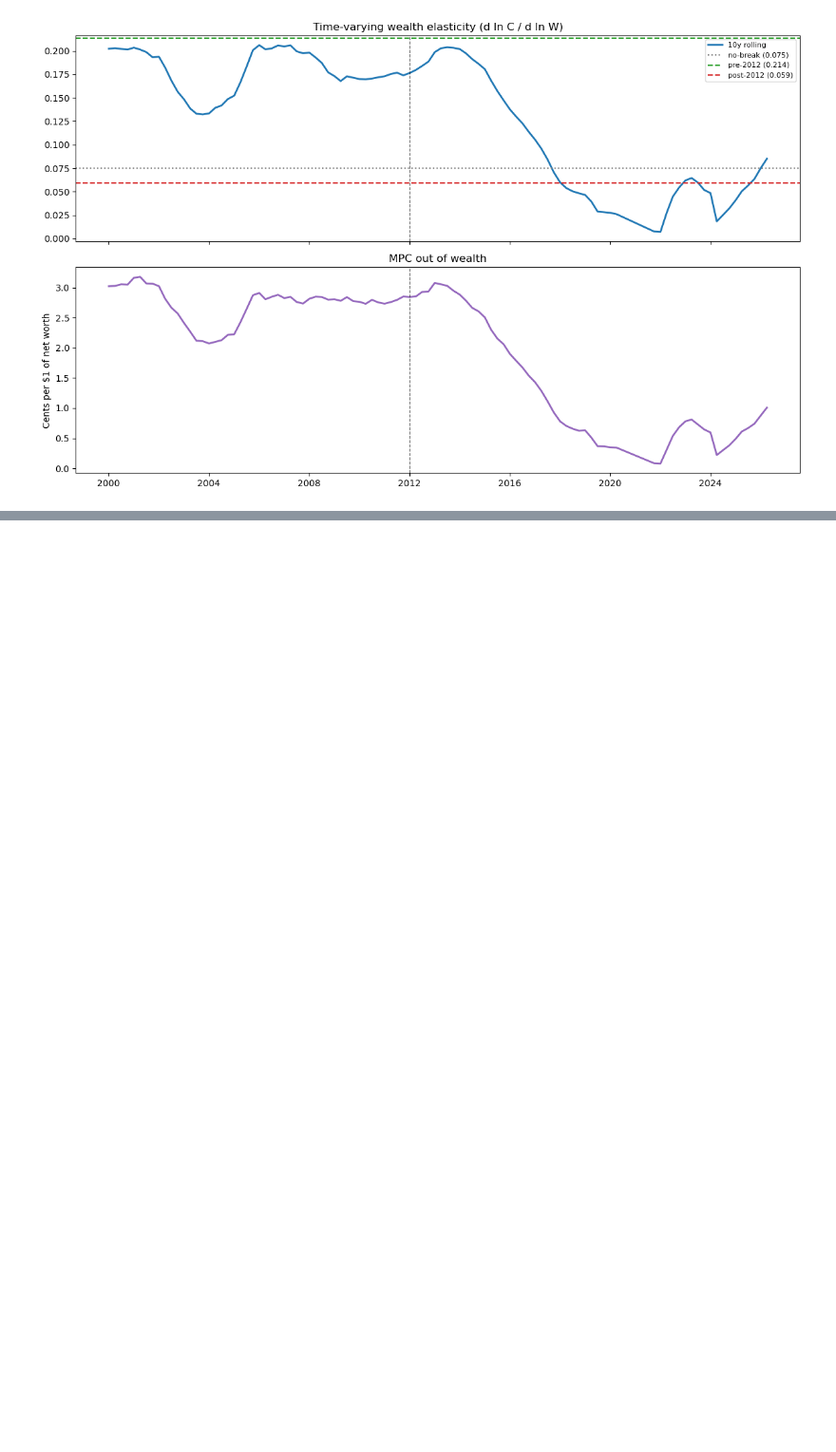
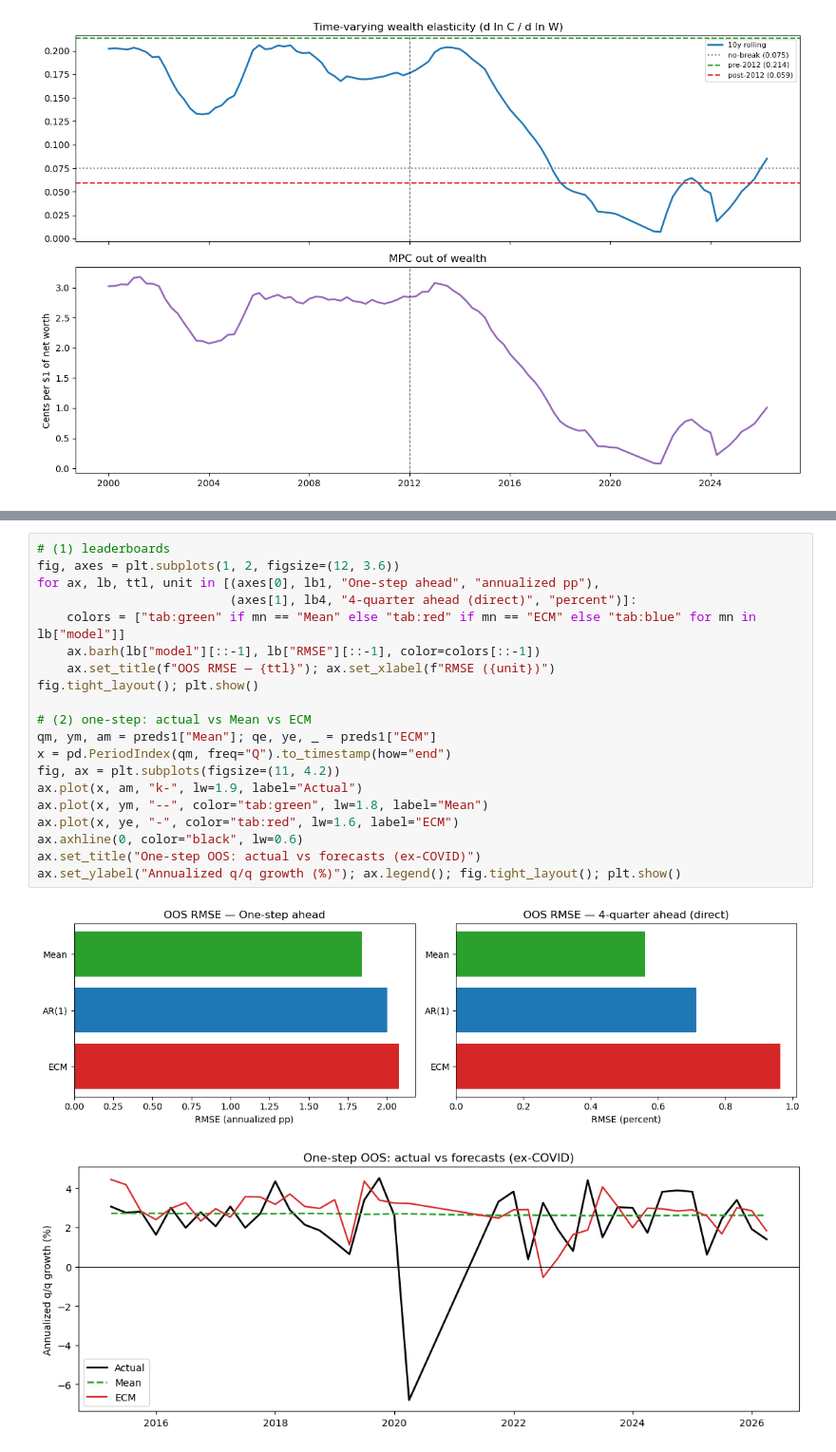
Before and after one commit to halim-12/test, a Jupyter notebook: consumption_ecm_standalone.ipynb, the cells around one changed output, grey strips where cells are left out. Shown at 95% size. Saved outputs shown, nothing was run; the diff lists cells and outputs as text; blank space fills up the shorter version.

```diff
--- a/consumption_ecm_standalone.ipynb
+++ b/consumption_ecm_standalone.ipynb
@@ -444,0 +617,23 @@ MPC (cents/$):     3.02 -> 1.01
+# %%
+# (1) leaderboards
+fig, axes = plt.subplots(1, 2, figsize=(12, 3.6))
+for ax, lb, ttl, unit in [(axes[0], lb1, "One-step ahead", "annualized pp"),
+                          (axes[1], lb4, "4-quarter ahead (direct)", "percent")]:
+    colors = ["tab:green" if mn == "Mean" else "tab:red" if mn == "ECM" else "tab:blue" for mn in lb["model"]]
+    ax.barh(lb["model"][::-1], lb["RMSE"][::-1], color=colors[::-1])
+    ax.set_title(f"OOS RMSE — {ttl}"); ax.set_xlabel(f"RMSE ({unit})")
+fig.tight_layout(); plt.show()
+
+# (2) one-step: actual vs Mean vs ECM
+qm, ym, am = preds1["Mean"]; qe, ye, _ = preds1["ECM"]
+x = pd.PeriodIndex(qm, freq="Q").to_timestamp(how="end")
+fig, ax = plt.subplots(figsize=(11, 4.2))
+ax.plot(x, am, "k-", lw=1.9, label="Actual")
+ax.plot(x, ym, "--", color="tab:green", lw=1.8, label="Mean")
+ax.plot(x, ye, "-", color="tab:red", lw=1.6, label="ECM")
+ax.axhline(0, color="black", lw=0.6)
+ax.set_title("One-step OOS: actual vs forecasts (ex-COVID)")
+ax.set_ylabel("Annualized q/q growth (%)"); ax.legend(); fig.tight_layout(); plt.show()
+# %% [output]
+[figure, added]
+[figure, added]
```
Also changed, not shown: parts of 21 cells of this notebook.
